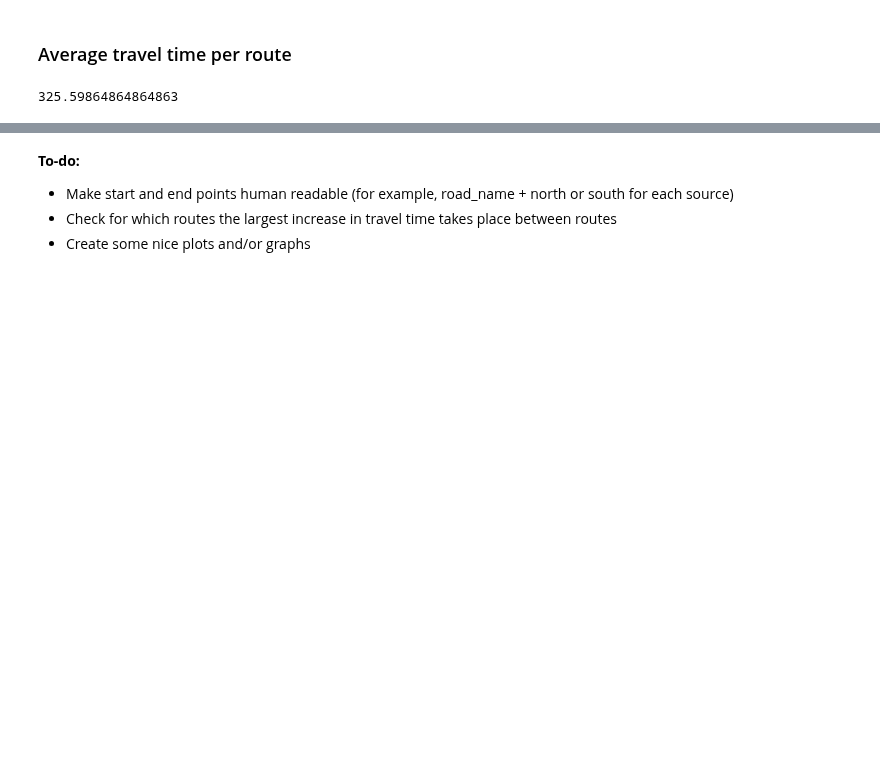
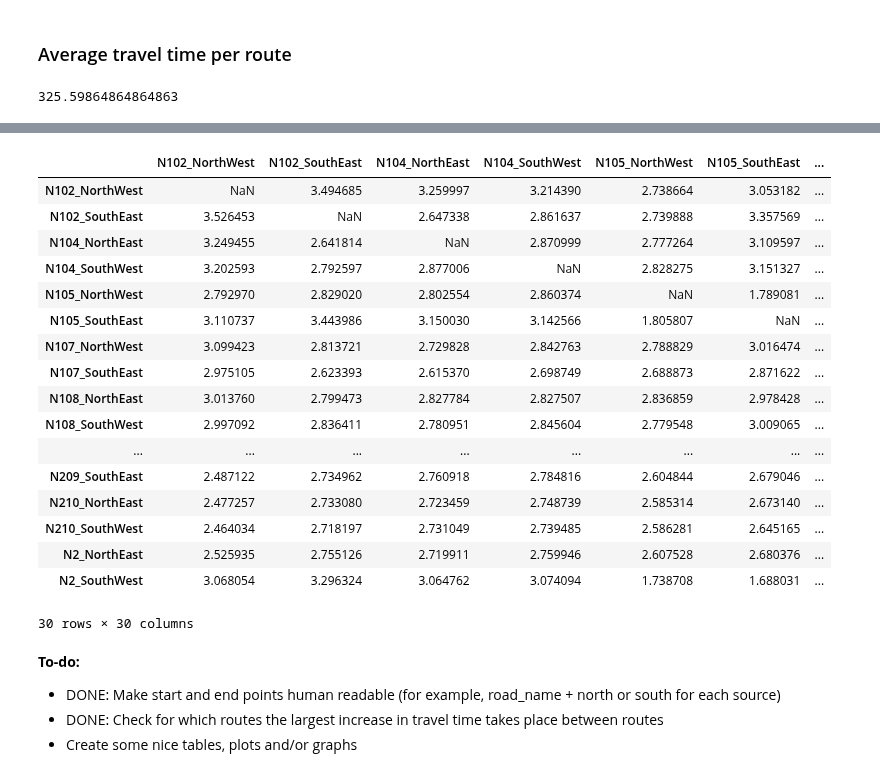
Before and after one commit to EwoutH/EPA1352-Adv-Simulation, a Jupyter notebook: EPA1352-G06-A4/notebook/travel_time_analysis.ipynb, the cells around one changed output, grey strips where cells are left out. Saved outputs shown, nothing was run; the diff lists cells and outputs as text; code cells hidden in the pictures; blank space fills up the shorter version.

```diff
--- a/EPA1352-G06-A4/notebook/travel_time_analysis.ipynb
+++ b/EPA1352-G06-A4/notebook/travel_time_analysis.ipynb
@@ -118 +147,5 @@ df_tt_roads
 900 rows × 5 columns
+# %%
+# Create a dataframe with the travel time delays
+tt_delays = df_tt_roads.div(df_tt_roads[0].values, axis=0)
+tt_delays.sort_values(4, ascending=False)
@@ -119,5 +166,27 @@ df_tt_roads
+# %%
+# Print a full delay table for a scenario
+tt_delays[4].unstack()
+# %% [output]
+|  | N102_NorthWest | N102_SouthEast | N104_NorthEast | N104_SouthWest | N105_NorthWest | N105_SouthEast | ... |
+| N102_NorthWest | NaN | 3.494685 | 3.259997 | 3.214390 | 2.738664 | 3.053182 | ... |
+| N102_SouthEast | 3.526453 | NaN | 2.647338 | 2.861637 | 2.739888 | 3.357569 | ... |
+| N104_NorthEast | 3.249455 | 2.641814 | NaN | 2.870999 | 2.777264 | 3.109597 | ... |
+| N104_SouthWest | 3.202593 | 2.792597 | 2.877006 | NaN | 2.828275 | 3.151327 | ... |
+| N105_NorthWest | 2.792970 | 2.829020 | 2.802554 | 2.860374 | NaN | 1.789081 | ... |
+| N105_SouthEast | 3.110737 | 3.443986 | 3.150030 | 3.142566 | 1.805807 | NaN | ... |
+| N107_NorthWest | 3.099423 | 2.813721 | 2.729828 | 2.842763 | 2.788829 | 3.016474 | ... |
+| N107_SouthEast | 2.975105 | 2.623393 | 2.615370 | 2.698749 | 2.688873 | 2.871622 | ... |
+| N108_NorthEast | 3.013760 | 2.799473 | 2.827784 | 2.827507 | 2.836859 | 2.978428 | ... |
+| N108_SouthWest | 2.997092 | 2.836411 | 2.780951 | 2.845604 | 2.779548 | 3.009065 | ... |
+| ... | ... | ... | ... | ... | ... | ... | ... |
+| N209_SouthEast | 2.487122 | 2.734962 | 2.760918 | 2.784816 | 2.604844 | 2.679046 | ... |
+| N210_NorthEast | 2.477257 | 2.733080 | 2.723459 | 2.748739 | 2.585314 | 2.673140 | ... |
+| N210_SouthWest | 2.464034 | 2.718197 | 2.731049 | 2.739485 | 2.586281 | 2.645165 | ... |
+| N2_NorthEast | 2.525935 | 2.755126 | 2.719911 | 2.759946 | 2.607528 | 2.680376 | ... |
+| N2_SouthWest | 3.068054 | 3.296324 | 3.064762 | 3.074094 | 1.738708 | 1.688031 | ... |
+30 rows × 30 columns
 # %% [markdown]
 **To-do:**
- - Make start and end points human readable (for example, road_name + north or south for each source)
- - Check for which routes the largest increase in travel time takes place between routes
- - Create some nice plots and/or graphs
+ - DONE: Make start and end points human readable (for example, road_name + north or south for each source)
+ - DONE: Check for which routes the largest increase in travel time takes place between routes
+ - Create some nice tables, plots and/or graphs
```
Also changed, not shown: parts of 7 cells of this notebook.
